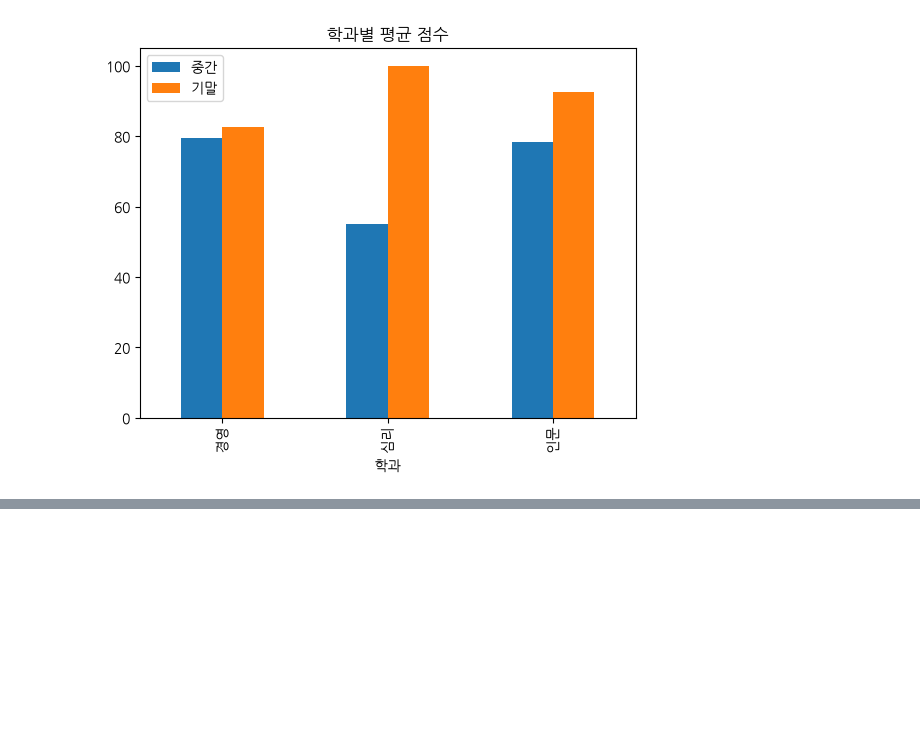
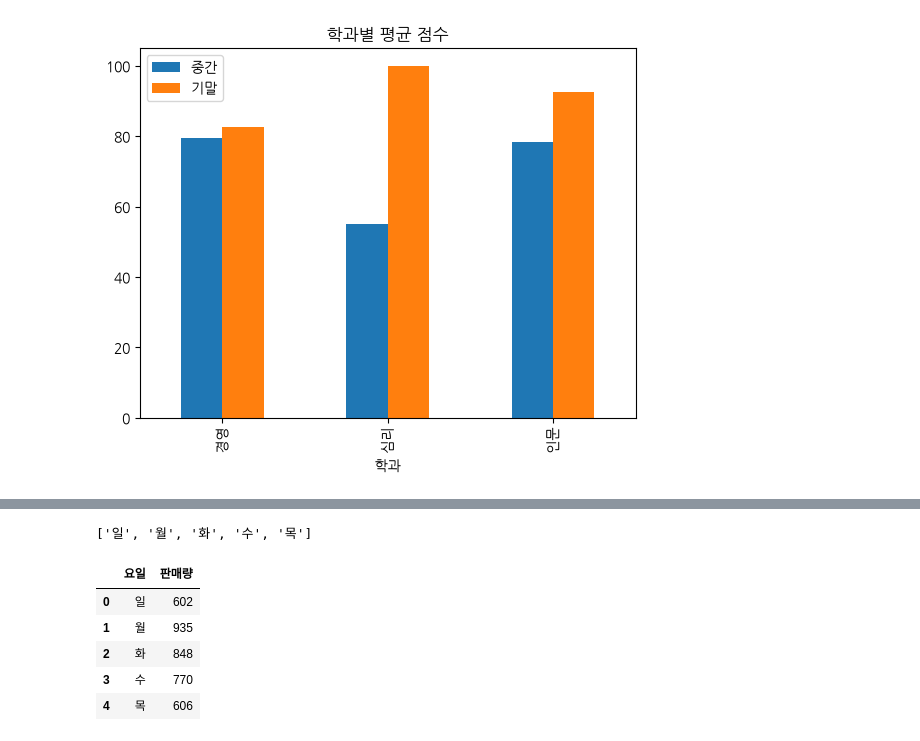
Before and after one commit to Aranica/BIOPYTHON_BOOK, a Jupyter notebook: 머신러닝과 딥러닝/Chapter_2.ipynb, the cells around one changed output, grey strips where cells are left out. Saved outputs shown, nothing was run; the diff lists cells and outputs as text; code cells hidden in the pictures; blank space fills up the shorter version.

```diff
--- a/머신러닝과 딥러닝/Chapter_2.ipynb
+++ b/머신러닝과 딥러닝/Chapter_2.ipynb
@@ -313,0 +497,30 @@ plt.show()
+# %%
+#[실습 02-35]
+
+import pandas as pd
+import numpy as np
+
+np.random.seed(42)
+
+week=['일','월','화','수','목','금','토']
+weeks = week * 5
+
+print(weeks[:5])
+print()
+
+sales = np.random.randint(500,1000,35)
+
+#딕셔너리 형태로 변경
+data={'요일':weeks,'판매량':sales}
+
+#데이터프레임 변환
+df = pd.DataFrame(data)
+df[:5]
+# %% [output]
+['일', '월', '화', '수', '목']
+|  | 요일 | 판매량 |
+| 0 | 일 | 602 |
+| 1 | 월 | 935 |
+| 2 | 화 | 848 |
+| 3 | 수 | 770 |
+| 4 | 목 | 606 |
```
Also changed, not shown: parts of 14 cells of this notebook, 3 other files.
